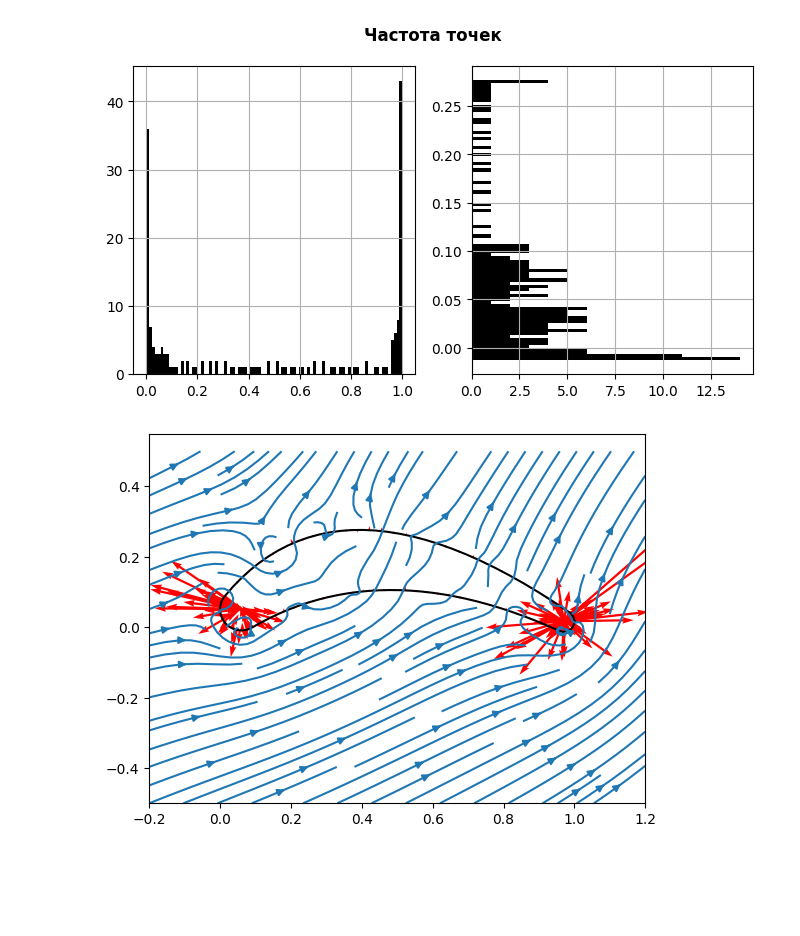
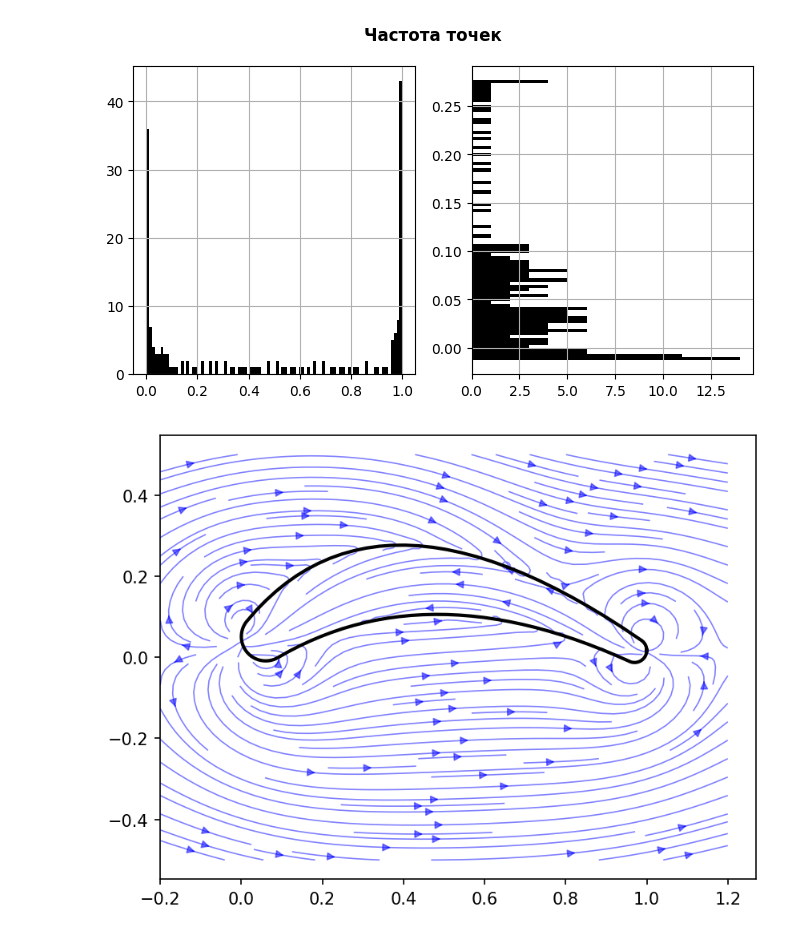
Before and after one commit to ParkhomenkoDV/airfoil, a Jupyter notebook: airfoil_fluid_flow.ipynb, the cells around one changed output. Drawn from its saved outputs; the diff is of its cells as text; code cells hidden in the pictures; blank space fills up the shorter version.

```diff
--- a/airfoil_fluid_flow.ipynb
+++ b/airfoil_fluid_flow.ipynb
@@ -169,21 +169,19 @@ def get_panel_centers(x, y):
     return xc, yc
 
 def get_panel_normals(x, y):
-    """"""
+    """Определение cos и sin наклона отрезков соединяющих соседние точки"""
     # расстояния по соответствующим осям между соседними точками
     dx, dy = x[1:] - x[:-1], y[1:] - y[:-1]
-
     # длины соседних расстояний между точками
     l = sqrt(dx**2 + dy**2)
-
     # cos, sin
     c, s = dx / l, dy / l
-
     return s, -c
 
 def u(xy: tuple, vortexs, bounds: tuple = (1, 1)):
     X, Y = xy
-    ux, uy = np.ones_like(X) * bounds[0], np.ones_like(Y) * bounds[1]
+    ux = np.full_like(X, bounds[0], dtype=np.float64)
+    uy = np.full_like(Y, bounds[1], dtype=np.float64)
 
     for i, j, k in vortexs:
         R = ((X-i)**2 + (Y-j)**2)
@@ -191,4 +189,13 @@ def u(xy: tuple, vortexs, bounds: tuple = (1, 1)):
         uy += k * (X-i) / R
 
     return ux, uy
+# %%
+dis = 1_000
+x_box_lim = (-0.2, 1.2)
+y_box_lim = (-0.5, 0.5)
+
+vortexs = array((x, y,
+                 [-0.5] * (len(x) // 2) + [0.5] * (len(x) - len(x) // 2), #np.random.randn(len(x))/3
+                 )).T
+bounds = (20, 0)  # vx и vy потока
 # %%
@@ -197,8 +204 @@ xn, yn = get_panel_normals(x, y)
-# %%
-dis = 500
-x_box_lim = (-0.2, 1.2)
-y_box_lim = (-0.5, 0.5)
-
-vortexs = array((x, y, np.random.randn(len(x))/3)).T
-bounds = (20, 15)
 # %%
@@ -208,11 +208,12 @@ projection = xn*ux + yn*uy
 X, Y = np.meshgrid(linspace(*x_box_lim, dis), linspace(*y_box_lim, dis))
 ux, uy = u((X, Y), vortexs, bounds=bounds)
 # %%
-plt.plot(x,y, color='black')
-plt.quiver(xc,yc,
-           projection*xn, projection*yn,
-           color='red')
-plt.streamplot(X, Y, ux, uy)
+#plt.quiver(xc, yc, projection*xn, projection*yn, color='red')
+plt.figure(dpi=150)
+plt.streamplot(X, Y, ux, uy,
+               color=(0, 0, 1, 0.5), density=1.5, minlength=0.1, linewidth=0.8, broken_streamlines=True)
+plt.plot(x, y, color='black', linewidth=2)
+plt.axis('equal')
 plt.show()
 # %% [output]
-[figure, old version]
+[figure, new version]
```
Also changed, not shown: parts of 2 cells of this notebook, 1 other file.
